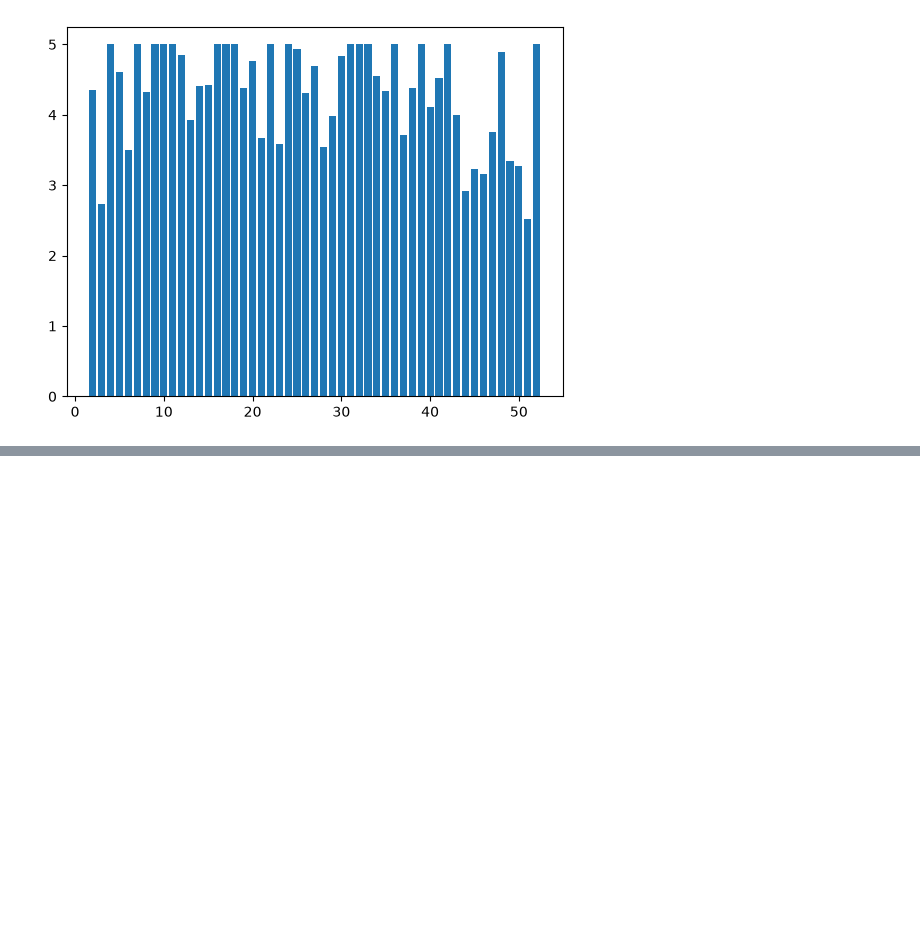
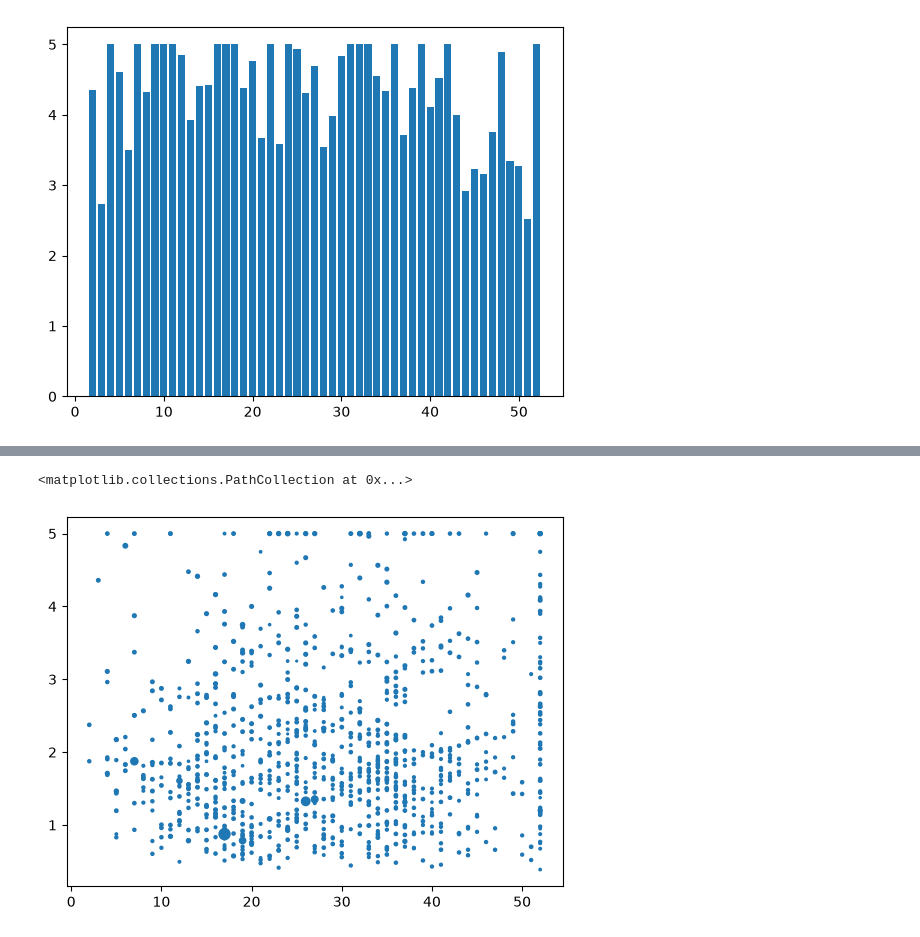
Before and after one commit to anudeep1189/AICodingClass, a Jupyter notebook: PythonBasics01/Class22/matplotlib.ipynb, the cells around one changed output, grey strips where cells are left out. Drawn from its saved outputs; the diff is of its cells as text; code cells hidden in the pictures; blank space fills up the shorter version.

Commit message:
matplotlib class

```diff
--- a/PythonBasics01/Class22/matplotlib.ipynb
+++ b/PythonBasics01/Class22/matplotlib.ipynb
@@ -69,0 +70,5 @@ plt.scatter(df_random["HouseAge"], df_random["MedHouseVal"])
+# %%
+plt.scatter(df_random["HouseAge"], df_random["MedHouseVal"],df_random["AveRooms"],cmap='virdis')
+# %% [output]
+<matplotlib.collections.PathCollection at 0x...>
+[figure, added]
```
Also changed, not shown: parts of 3 cells of this notebook.
